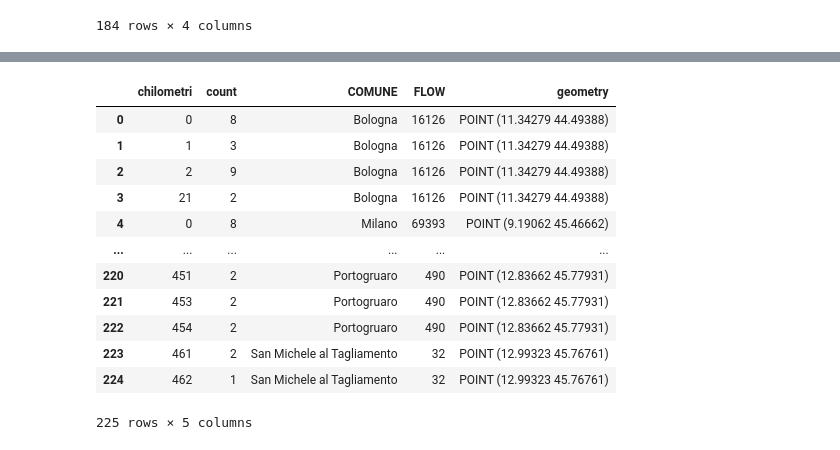
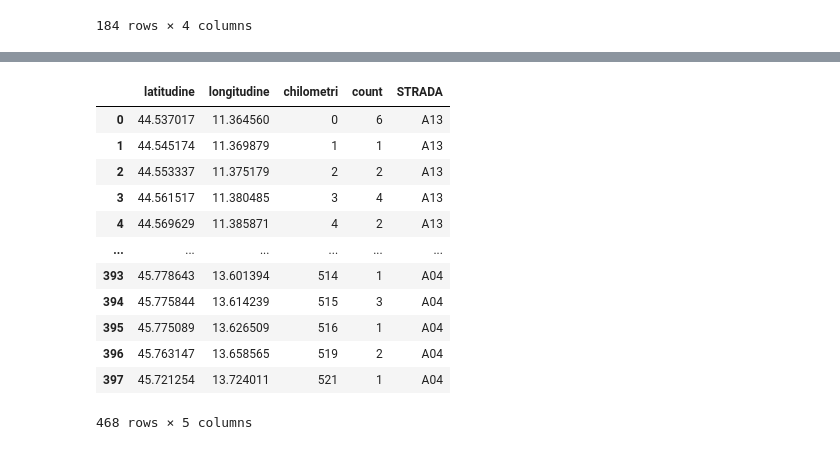
Before and after one commit to TommasoPaolino/Project_Work, a Jupyter notebook: Project_Work.ipynb, the cells around one changed output, grey strips where cells are left out. Saved outputs shown, nothing was run; the diff lists cells and outputs as text; code cells hidden in the pictures.

```diff
--- a/Project_Work.ipynb
+++ b/Project_Work.ipynb
@@ -1584,16 +1647,0 @@ df_raggruppato8
-# %%
-df_progetto_incidenti
-# %% [output]
-|  | chilometri | count | COMUNE | FLOW | geometry |
-| 0 | 0 | 8 | Bologna | 16126 | POINT (11.34279 44.49388) |
-| 1 | 1 | 3 | Bologna | 16126 | POINT (11.34279 44.49388) |
-| 2 | 2 | 9 | Bologna | 16126 | POINT (11.34279 44.49388) |
-| 3 | 21 | 2 | Bologna | 16126 | POINT (11.34279 44.49388) |
-| 4 | 0 | 8 | Milano | 69393 | POINT (9.19062 45.46662) |
-| ... | ... | ... | ... | ... | ... |
-| 220 | 451 | 2 | Portogruaro | 490 | POINT (12.83662 45.77931) |
-| 221 | 453 | 2 | Portogruaro | 490 | POINT (12.83662 45.77931) |
-| 222 | 454 | 2 | Portogruaro | 490 | POINT (12.83662 45.77931) |
-| 223 | 461 | 2 | San Michele al Tagliamento | 32 | POINT (12.99323 45.76761) |
-| 224 | 462 | 1 | San Michele al Tagliamento | 32 | POINT (12.99323 45.76761) |
-225 rows × 5 columns
@@ -1611,0 +1650,4 @@ df.ref = df.ref.fillna("nessuno")
+# %%
+df2 = df2.merge(df_raggruppato9, how="inner", on="chilometri")
+# %%
+df["STRADA"] = "A13"
@@ -1611,0 +1658,16 @@ df.ref = df.ref.fillna("nessuno")
+# %%
+df
+# %% [output]
+|  | latitudine | longitudine | chilometri | count | STRADA |
+| 0 | 44.537017 | 11.364560 | 0 | 6 | A13 |
+| 1 | 44.545174 | 11.369879 | 1 | 1 | A13 |
+| 2 | 44.553337 | 11.375179 | 2 | 2 | A13 |
+| 3 | 44.561517 | 11.380485 | 3 | 4 | A13 |
+| 4 | 44.569629 | 11.385871 | 4 | 2 | A13 |
+| ... | ... | ... | ... | ... | ... |
+| 393 | 45.778643 | 13.601394 | 514 | 1 | A04 |
+| 394 | 45.775844 | 13.614239 | 515 | 3 | A04 |
+| 395 | 45.775089 | 13.626509 | 516 | 1 | A04 |
+| 396 | 45.763147 | 13.658565 | 519 | 2 | A04 |
+| 397 | 45.721254 | 13.724011 | 521 | 1 | A04 |
+468 rows × 5 columns
```
Also changed, not shown: parts of 33 cells of this notebook, 2 other files.
